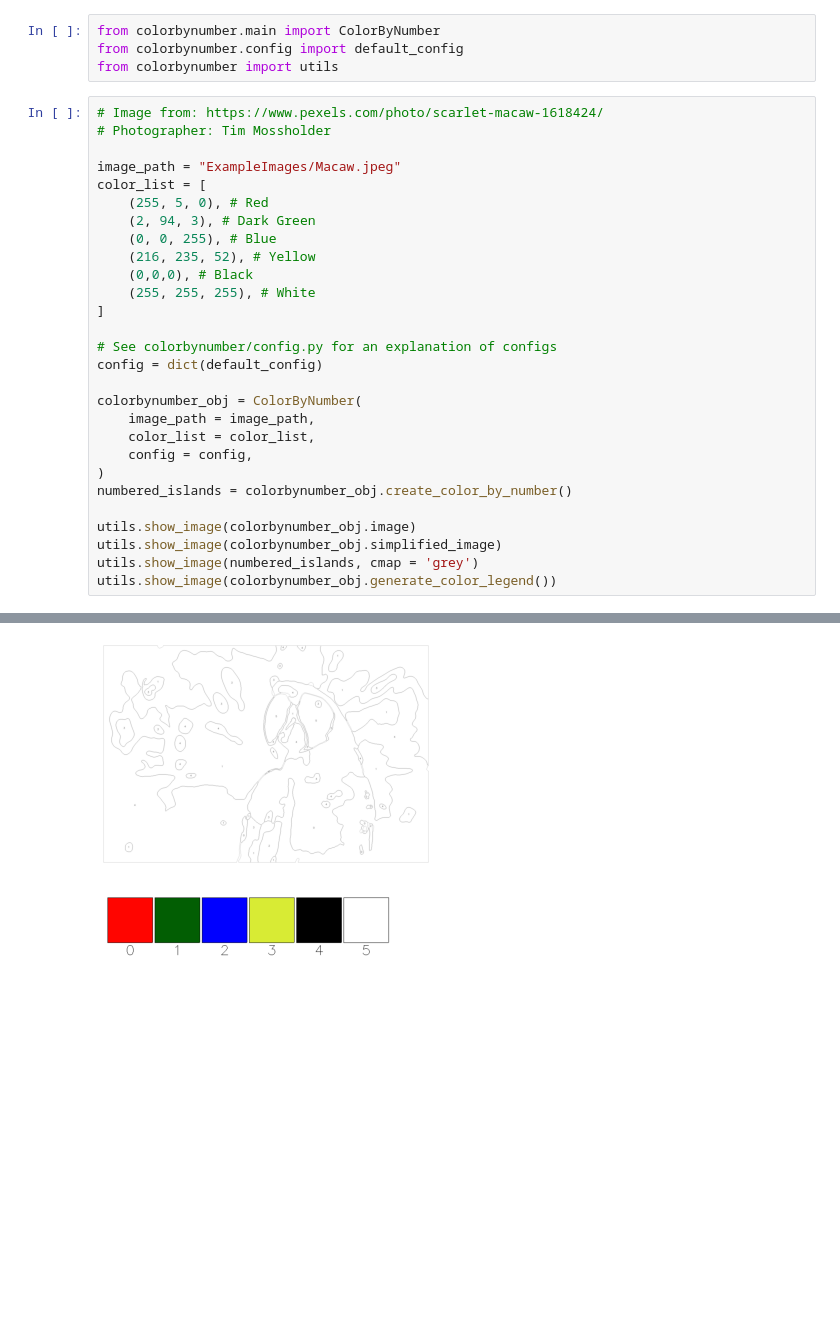
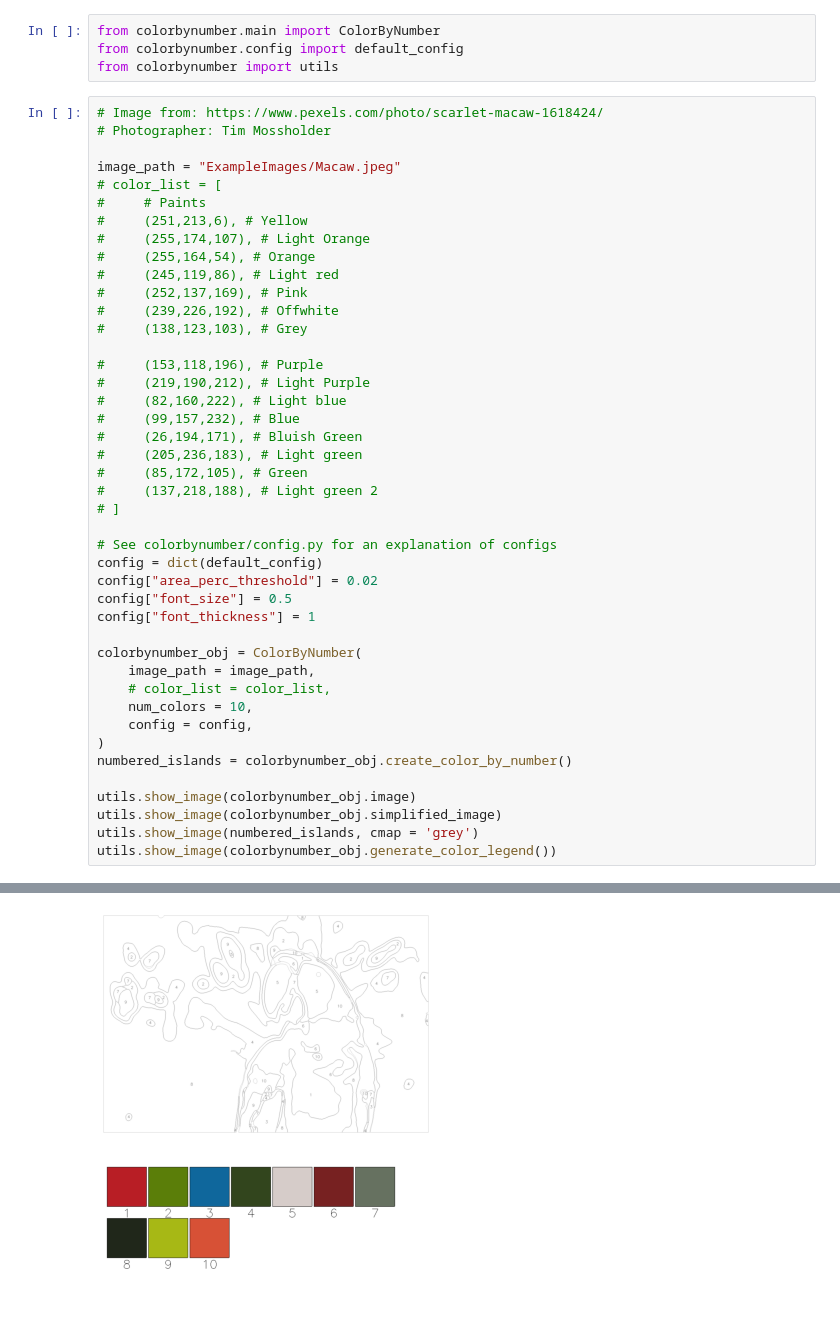
Before and after one commit to SagarB-97/ColorByNumber, a Jupyter notebook: ColorByNumber.ipynb, the cells around one changed output, grey strips where cells are left out. Drawn from its saved outputs; the diff is of its cells as text; blank space fills up the shorter version.

```diff
--- a/ColorByNumber.ipynb
+++ b/ColorByNumber.ipynb
@@ -7,21 +7,36 @@ from colorbynumber import utils
 # Photographer: Tim Mossholder
 
 image_path = "ExampleImages/Macaw.jpeg"
-color_list = [
-    (255, 5, 0), # Red
-    (2, 94, 3), # Dark Green
-    (0, 0, 255), # Blue
-    (216, 235, 52), # Yellow
-    (0,0,0), # Black
-    (255, 255, 255), # White
-]
+# color_list = [
+#     # Paints
+#     (251,213,6), # Yellow
+#     (255,174,107), # Light Orange
+#     (255,164,54), # Orange
+#     (245,119,86), # Light red
+#     (252,137,169), # Pink
+#     (239,226,192), # Offwhite
+#     (138,123,103), # Grey
+
+#     (153,118,196), # Purple
+#     (219,190,212), # Light Purple
+#     (82,160,222), # Light blue
+#     (99,157,232), # Blue
+#     (26,194,171), # Bluish Green
+#     (205,236,183), # Light green
+#     (85,172,105), # Green
+#     (137,218,188), # Light green 2
+# ]
 
 # See colorbynumber/config.py for an explanation of configs
 config = dict(default_config)
+config["area_perc_threshold"] = 0.02
+config["font_size"] = 0.5
+config["font_thickness"] = 1
 
 colorbynumber_obj = ColorByNumber(
     image_path = image_path,
-    color_list = color_list,
+    # color_list = color_list,
+    num_colors = 10,
     config = config,
 )
 numbered_islands = colorbynumber_obj.create_color_by_number()
@@ -36,5 +51,5 @@ utils.show_image(colorbynumber_obj.generate_color_legend())
-[figure, old version]
+[figure, new version]
-[figure, old version]
+[figure, new version]
 # %%
 # Save images
 
```
Also changed, not shown: parts of 2 cells of this notebook.
